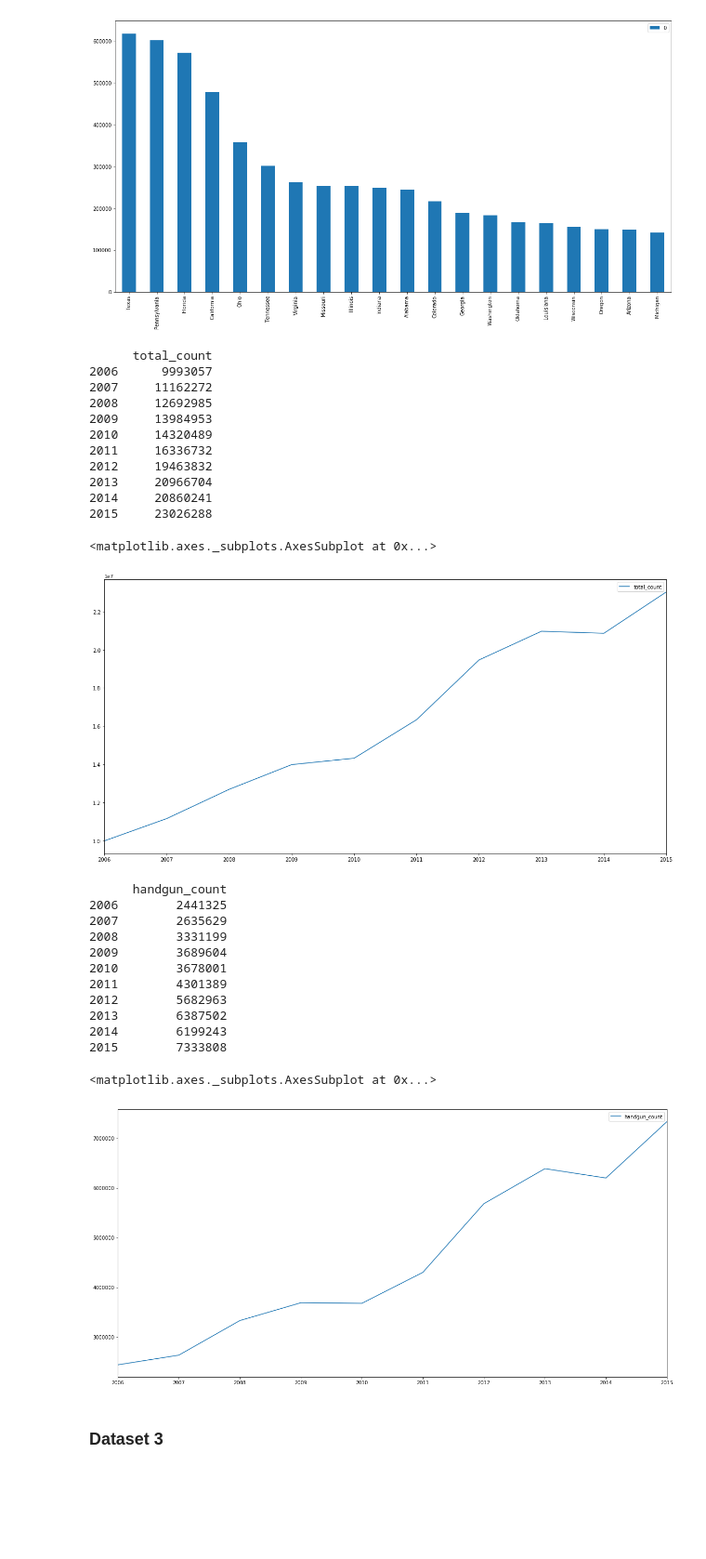
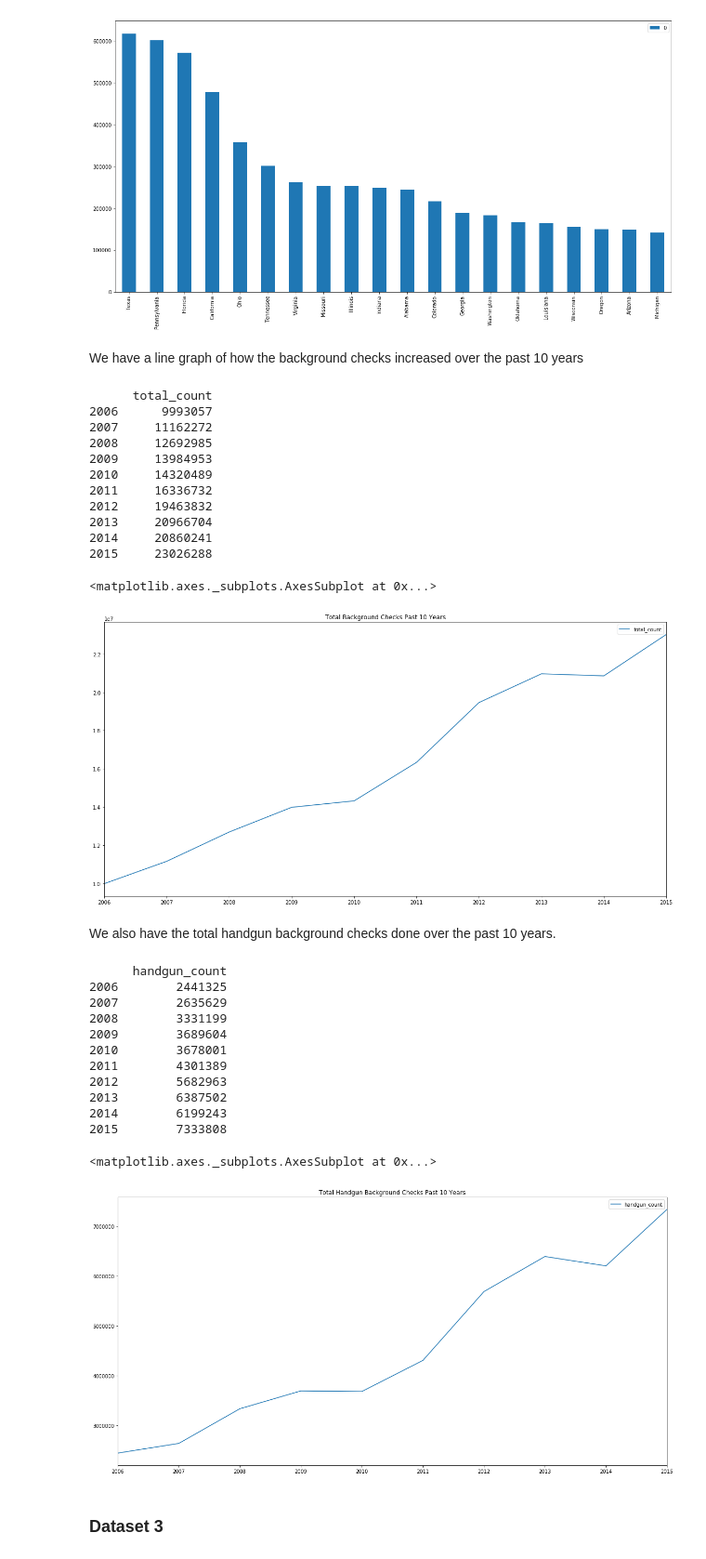
Before and after one commit to tyc024/Cogs108-Final-Project, a Jupyter notebook: FinalProject.ipynb, the cells around one changed output. Shown at 93% size. Saved outputs shown, nothing was run; the diff lists cells and outputs as text; code cells hidden in the pictures; blank space fills up the shorter version.

```diff
--- a/FinalProject.ipynb
+++ b/FinalProject.ipynb
@@ -195,9 +252,11 @@ df_2015_handgun_sorted[:20].plot(kind='bar', figsize=(20,10))
 <matplotlib.axes._subplots.AxesSubplot at 0x...>
 [figure]
 [figure]
+# %% [markdown]
+We have a line graph of how the background checks increased over the past 10 years
 # %%
 print(df_year_total)
-df_year_total.plot(figsize=(20,10))
+df_year_total.plot(figsize=(20,10), title='Total Background Checks Past 10 Years')
 # %% [output]
       total_count
 2006      9993057
@@ -211,24 +270,26 @@ df_year_total.plot(figsize=(20,10))
 2014     20860241
 2015     23026288
 <matplotlib.axes._subplots.AxesSubplot at 0x...>
-[figure, old version]
+[figure, new version]
+# %% [markdown]
+We also have the total handgun background checks done over the past 10 years.
 # %%
 print(df_year_handgun)
-df_year_handgun.plot(figsize=(20,10))
+df_year_handgun.plot(figsize=(20,10), title='Total Handgun Background Checks Past 10 Years')
 # %% [output]
       handgun_count
 2006        2441325
 2007        2635629
 2008        3331199
 2009        3689604
 2010        3678001
 2011        4301389
 2012        5682963
 2013        6387502
 2014        6199243
 2015        7333808
 <matplotlib.axes._subplots.AxesSubplot at 0x...>
-[figure, old version]
+[figure, new version]
 # %% [markdown]
 ### Dataset 3
 # %%
```
Also changed, not shown: parts of 47 cells of this notebook.
